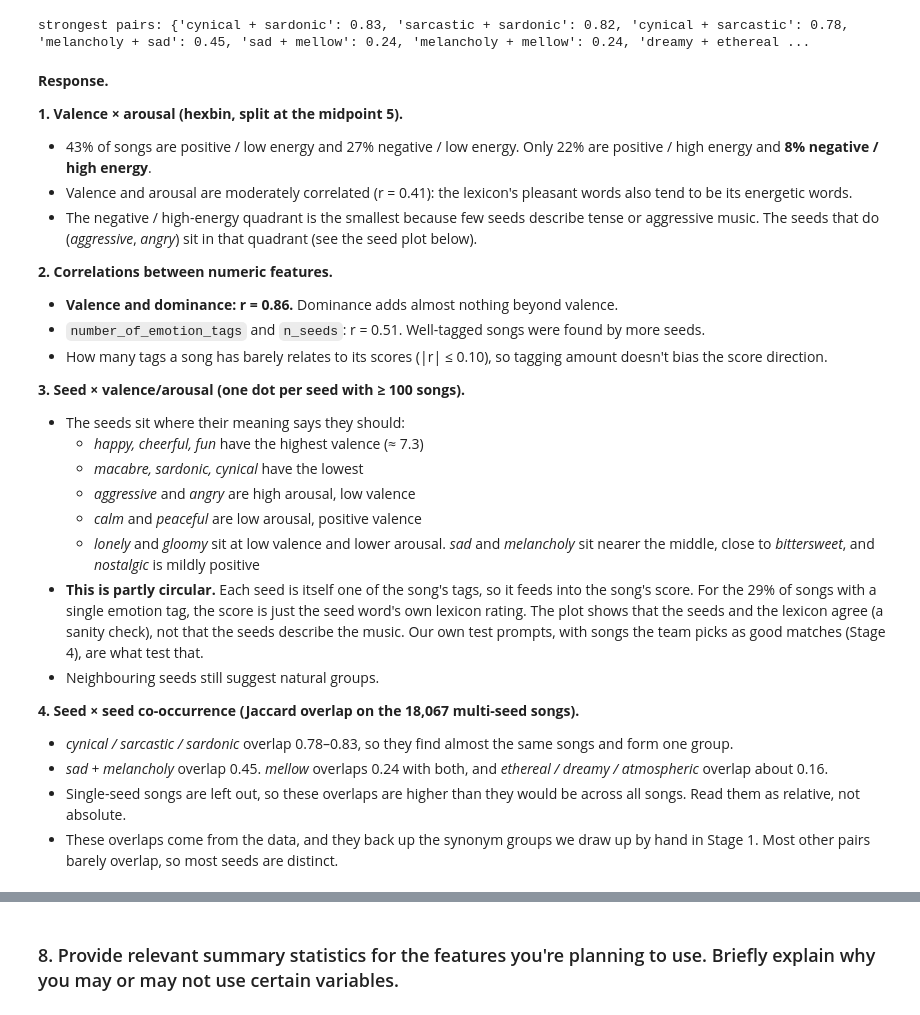
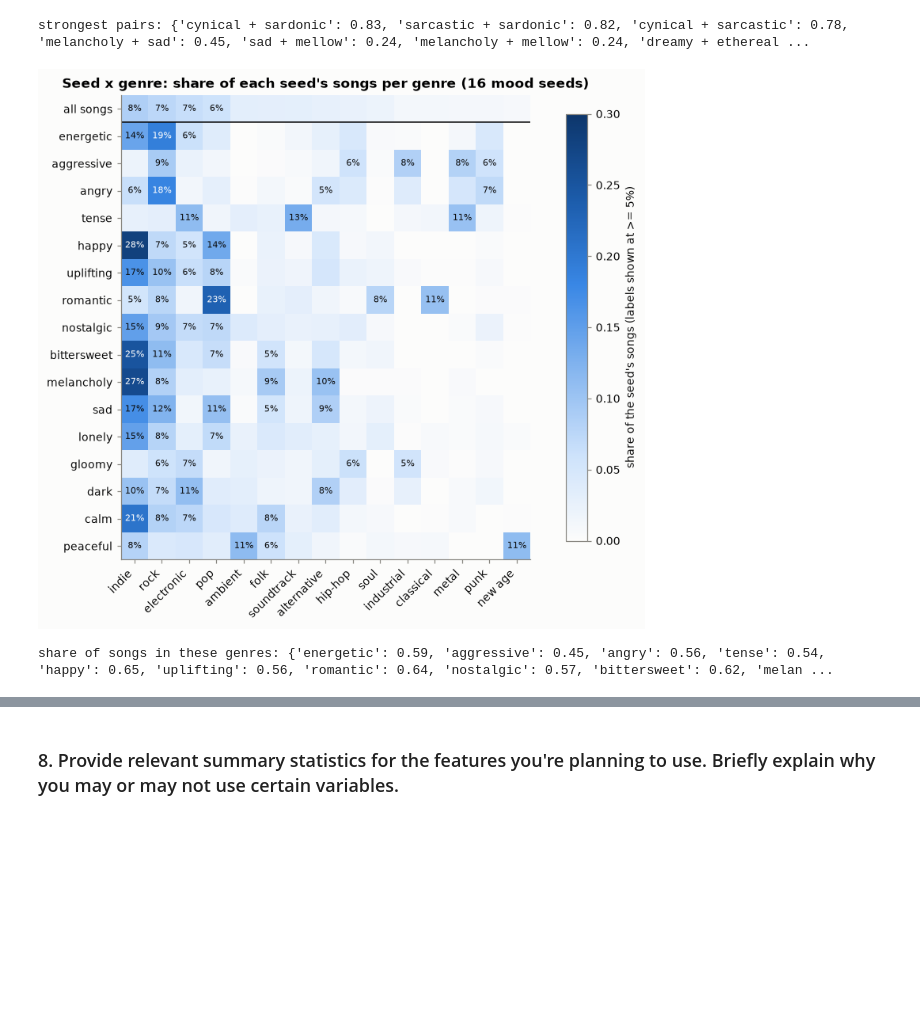
Before and after one commit to Oshawotttt/mood-playlist, a Jupyter notebook: proposal/DAP_IEDA_Template.ipynb, the cells around one changed output, grey strips where cells are left out. Saved outputs shown, nothing was run; the diff lists cells and outputs as text; code cells hidden in the pictures; blank space fills up the shorter version.

```diff
--- a/proposal/DAP_IEDA_Template.ipynb
+++ b/proposal/DAP_IEDA_Template.ipynb
@@ -791,16 +772,0 @@ plt.show()
-# %%
-# Correlations between the numeric features
-corr = muse[VAD + ["number_of_emotion_tags", "n_seeds"]].corr()
-fig, ax = plt.subplots(figsize=(5.5, 4.5))
-ax.imshow(corr.abs(), cmap=BLUES, vmin=0, vmax=1)
-labels = [c.replace("_tags", "").replace("number_of_emotion", "n_emotion") for c in corr.columns]
-ax.set_xticks(range(len(labels)), labels, rotation=45, ha="right")
-ax.set_yticks(range(len(labels)), labels)
-ax.grid(False)
-for i in range(len(labels)):
-    for j in range(len(labels)):
-        ax.text(j, i, f"{corr.iloc[i, j]:.2f}", ha="center", va="center", fontsize=8,
-                color="white" if abs(corr.iloc[i, j]) > 0.6 else INK)
-ax.set_title("Pearson correlation (shade = |r|)")
-plt.tight_layout()
-plt.show()
@@ -854,31 +793,34 @@ print("strongest pairs:", {f"{a} + {b}": round(v, 2) for (a, b), v in pairs.head
 # %% [output]
 [figure]
 strongest pairs: {'cynical + sardonic': 0.83, 'sarcastic + sardonic': 0.82, 'cynical + sarcastic': 0.78, 'melancholy + sad': 0.45, 'sad + mellow': 0.24, 'melancholy + mellow': 0.24, 'dreamy + ethereal ...
-# %% [markdown]
-**Response.**
-
-**1. Valence × arousal (hexbin, split at the midpoint 5).**
-- 43% of songs are positive / low energy and 27% negative / low energy. Only 22% are positive / high energy and **8% negative / high energy**.
-- Valence and arousal are moderately correlated (r = 0.41): the lexicon's pleasant words also tend to be its energetic words.
-- The negative / high-energy quadrant is the smallest because few seeds describe tense or aggressive music. The seeds that do (*aggressive*, *angry*) sit in that quadrant (see the seed plot below).
-
-**2. Correlations between numeric features.**
-- **Valence and dominance: r = 0.86.** Dominance adds almost nothing beyond valence.
-- `number_of_emotion_tags` and `n_seeds`: r = 0.51. Well-tagged songs were found by more seeds.
-- How many tags a song has barely relates to its scores (|r| ≤ 0.10), so tagging amount doesn't bias the score direction.
-
-**3. Seed × valence/arousal (one dot per seed with ≥ 100 songs).**
-- The seeds sit where their meaning says they should:
-  - *happy, cheerful, fun* have the highest valence (≈ 7.3)
-  - *macabre, sardonic, cynical* have the lowest
-  - *aggressive* and *angry* are high arousal, low valence
-  - *calm* and *peaceful* are low arousal, positive valence
-  - *lonely* and *gloomy* sit at low valence and lower arousal. *sad* and *melancholy* sit nearer the middle, close to *bittersweet*, and *nostalgic* is mildly positive
-- **This is partly circular.** Each seed is itself one of the song's tags, so it feeds into the song's score. For the 29% of songs with a single emotion tag, the score is just the seed word's own lexicon rating. The plot shows that the seeds and the lexicon agree (a sanity check), not that the seeds describe the music. Our own test prompts, with songs the team picks as good matches (Stage 4), are what test that.
-- Neighbouring seeds still suggest natural groups.
-
-**4. Seed × seed co-occurrence (Jaccard overlap on the 18,067 multi-seed songs).**
-- *cynical / sarcastic / sardonic* overlap 0.78–0.83, so they find almost the same songs and form one group.
-- *sad + melancholy* overlap 0.45. *mellow* overlaps 0.24 with both, and *ethereal / dreamy / atmospheric* overlap about 0.16.
-- Single-seed songs are left out, so these overlaps are higher than they would be across all songs. Read them as relative, not absolute.
-- These overlaps come from the data, and they back up the synonym groups we draw up by hand in Stage 1. Most other pairs barely overlap, so most seeds are distinct.
+# %%
+# Seed x genre: is a mood word tied to one kind of music?
+KEY_SEEDS = ["energetic", "aggressive", "angry", "tense", "happy", "uplifting", "romantic", "nostalgic",
+             "bittersweet", "melancholy", "sad", "lonely", "gloomy", "dark", "calm", "peaceful"]
+key = seeds_long[seeds_long["seed"].isin(KEY_SEEDS) & seeds_long["genre"].notna()]
+share = key.groupby("seed")["genre"].value_counts(normalize=True).unstack(fill_value=0).loc[KEY_SEEDS]
+overall = muse["genre"].value_counts(normalize=True)
+# Columns: each seed's top 3 genres, ordered by how common the genre is in the whole catalogue.
+cols = overall.index[overall.index.isin(share.apply(lambda r: r.nlargest(3).index.tolist(), axis=1).explode())]
+grid = pd.concat([overall[cols].to_frame("all songs").T, share[cols]])
+
+fig, ax = plt.subplots(figsize=(9, 6.5))
+im = ax.imshow(grid, cmap=BLUES, vmin=0, vmax=0.3)
+ax.set_xticks(range(len(cols)), cols, rotation=45, ha="right")
+ax.set_yticks(range(len(grid)), grid.index)
+ax.axhline(0.5, color=INK, lw=1)
+ax.grid(False)
+for i in range(len(grid)):
+    for j in range(len(cols)):
+        if grid.iloc[i, j] >= 0.05:
+            ax.text(j, i, f"{grid.iloc[i, j]:.0%}", ha="center", va="center", fontsize=7,
+                    color="white" if grid.iloc[i, j] > 0.18 else INK)
+fig.colorbar(im, ax=ax, label="share of the seed's songs (labels shown at >= 5%)", fraction=0.03)
+ax.set_title(f"Seed x genre: share of each seed's songs per genre ({len(KEY_SEEDS)} mood seeds)")
+plt.tight_layout()
+plt.show()
+print("share of songs in these genres:", share[cols].sum(axis=1).round(2).to_dict(),
+      "| all songs:", round(overall[cols].sum(), 2))
+# %% [output]
+[figure, added]
+share of songs in these genres: {'energetic': 0.59, 'aggressive': 0.45, 'angry': 0.56, 'tense': 0.54, 'happy': 0.65, 'uplifting': 0.56, 'romantic': 0.64, 'nostalgic': 0.57, 'bittersweet': 0.62, 'melan ...
```
Also changed, not shown: parts of 28 cells of this notebook, 2 other files.
